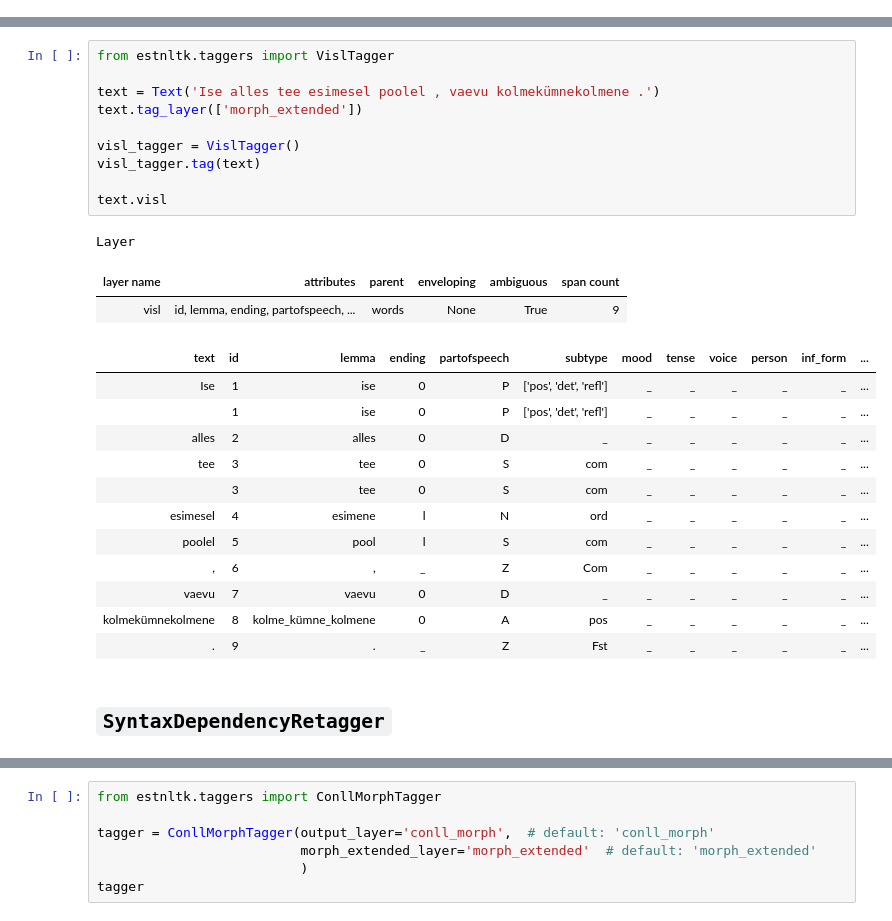
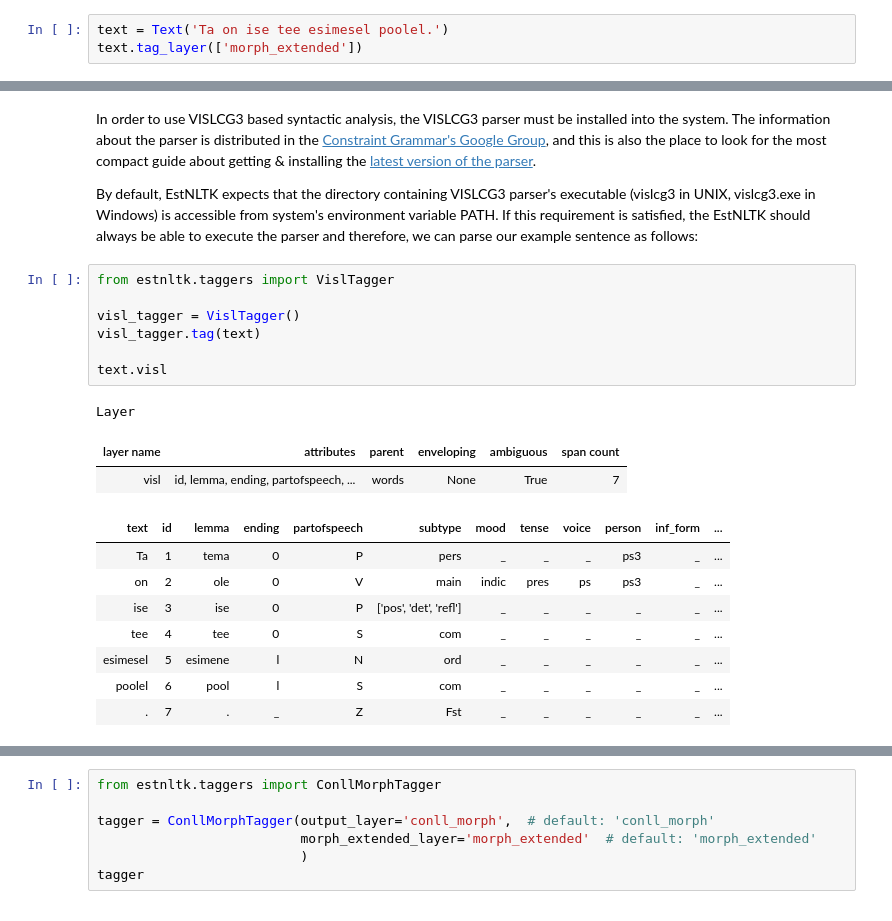
Before and after one commit to estnltk/estnltk, a Jupyter notebook: tutorials/syntax/syntax.ipynb, the cells around one changed output, grey strips where cells are left out. Saved outputs shown, nothing was run; the diff lists cells and outputs as text.

Commit message:
syntax tutorial

```diff
--- a/tutorials/syntax/syntax.ipynb
+++ b/tutorials/syntax/syntax.ipynb
@@ -113,0 +17,3 @@ text.las.meta['aggregate_deprel_sequences']
+# %%
+text = Text('Ta on ise tee esimesel poolel.')
+text.tag_layer(['morph_extended'])
@@ -114,28 +71,23 @@ text.las.meta['aggregate_deprel_sequences']
+# %% [markdown]
+In order to use VISLCG3 based syntactic analysis, the VISLCG3 parser must be installed into the system. The information about the parser is distributed in the [Constraint Grammar's Google Group](https://groups.google.com/forum/#!forum/constraint-grammar), and this is also the place to look for the most compact guide about getting & installing the [latest version of the parser](https://groups.google.com/forum/#!msg/constraint-grammar/hXsbzyyhIVI/nHXRnOomf9wJ).
+
+By default, EstNLTK expects that the directory containing VISLCG3 parser's executable (vislcg3 in UNIX, vislcg3.exe in Windows) is accessible from system's environment variable PATH. If this requirement is satisfied, the EstNLTK should always be able to execute the parser and therefore, we can parse our example sentence as follows:
 # %%
 from estnltk.taggers import VislTagger
-
-text = Text('Ise alles tee esimesel poolel , vaevu kolmekümnekolmene .')
-text.tag_layer(['morph_extended'])
 
 visl_tagger = VislTagger()
 visl_tagger.tag(text)
 
 text.visl
 # %% [output]
 Layer
 | layer name | attributes | parent | enveloping | ambiguous | span count |
-| visl | id, lemma, ending, partofspeech, ... | words | None | True | 9 |
+| visl | id, lemma, ending, partofspeech, ... | words | None | True | 7 |
 | text | id | lemma | ending | partofspeech | subtype | mood | tense | voice | person | inf_form | ... |
-| Ise | 1 | ise | 0 | P | ['pos', 'det', 'refl'] | _ | _ | _ | _ | _ | ... |
-|  | 1 | ise | 0 | P | ['pos', 'det', 'refl'] | _ | _ | _ | _ | _ | ... |
-| alles | 2 | alles | 0 | D | _ | _ | _ | _ | _ | _ | ... |
-| tee | 3 | tee | 0 | S | com | _ | _ | _ | _ | _ | ... |
-|  | 3 | tee | 0 | S | com | _ | _ | _ | _ | _ | ... |
-| esimesel | 4 | esimene | l | N | ord | _ | _ | _ | _ | _ | ... |
-| poolel | 5 | pool | l | S | com | _ | _ | _ | _ | _ | ... |
-| , | 6 | , | _ | Z | Com | _ | _ | _ | _ | _ | ... |
-| vaevu | 7 | vaevu | 0 | D | _ | _ | _ | _ | _ | _ | ... |
-| kolmekümnekolmene | 8 | kolme_kümne_kolmene | 0 | A | pos | _ | _ | _ | _ | _ | ... |
-| . | 9 | . | _ | Z | Fst | _ | _ | _ | _ | _ | ... |
+| Ta | 1 | tema | 0 | P | pers | _ | _ | _ | ps3 | _ | ... |
+| on | 2 | ole | 0 | V | main | indic | pres | ps | ps3 | _ | ... |
+| ise | 3 | ise | 0 | P | ['pos', 'det', 'refl'] | _ | _ | _ | _ | _ | ... |
+| tee | 4 | tee | 0 | S | com | _ | _ | _ | _ | _ | ... |
+| esimesel | 5 | esimene | l | N | ord | _ | _ | _ | _ | _ | ... |
+| poolel | 6 | pool | l | S | com | _ | _ | _ | _ | _ | ... |
+| . | 7 | . | _ | Z | Fst | _ | _ | _ | _ | _ | ... |
-# %% [markdown]
-## `SyntaxDependencyRetagger`
```
Also changed, not shown: parts of 59 cells of this notebook, 2 other files.
